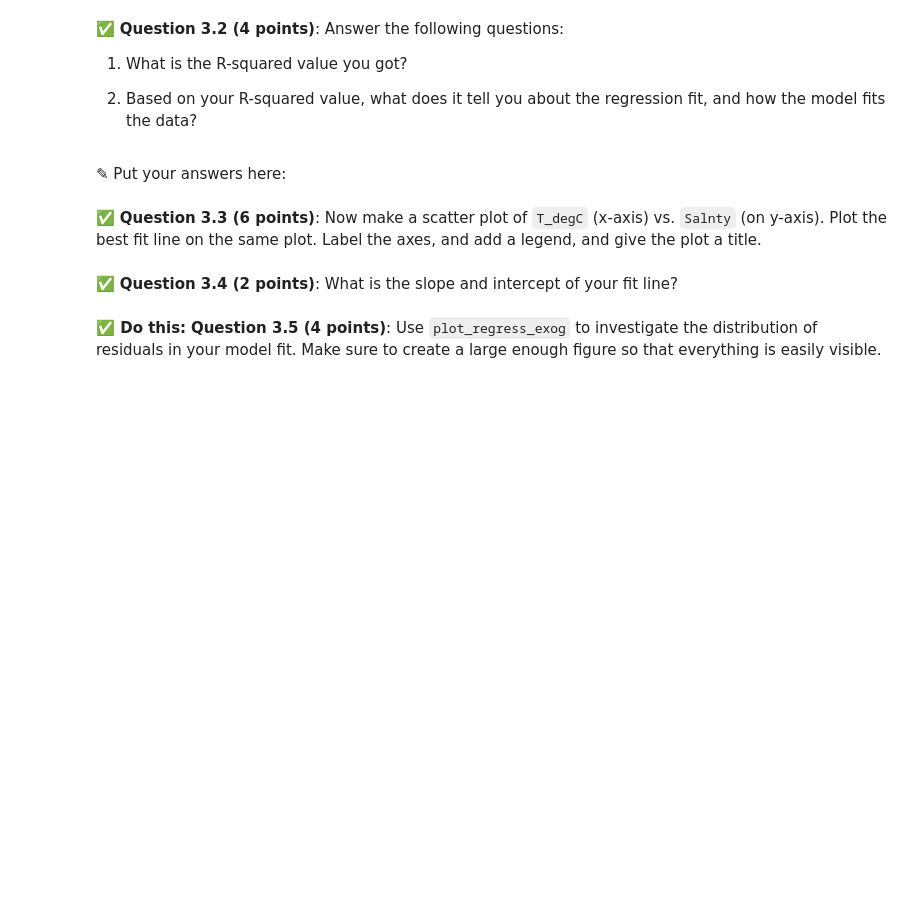
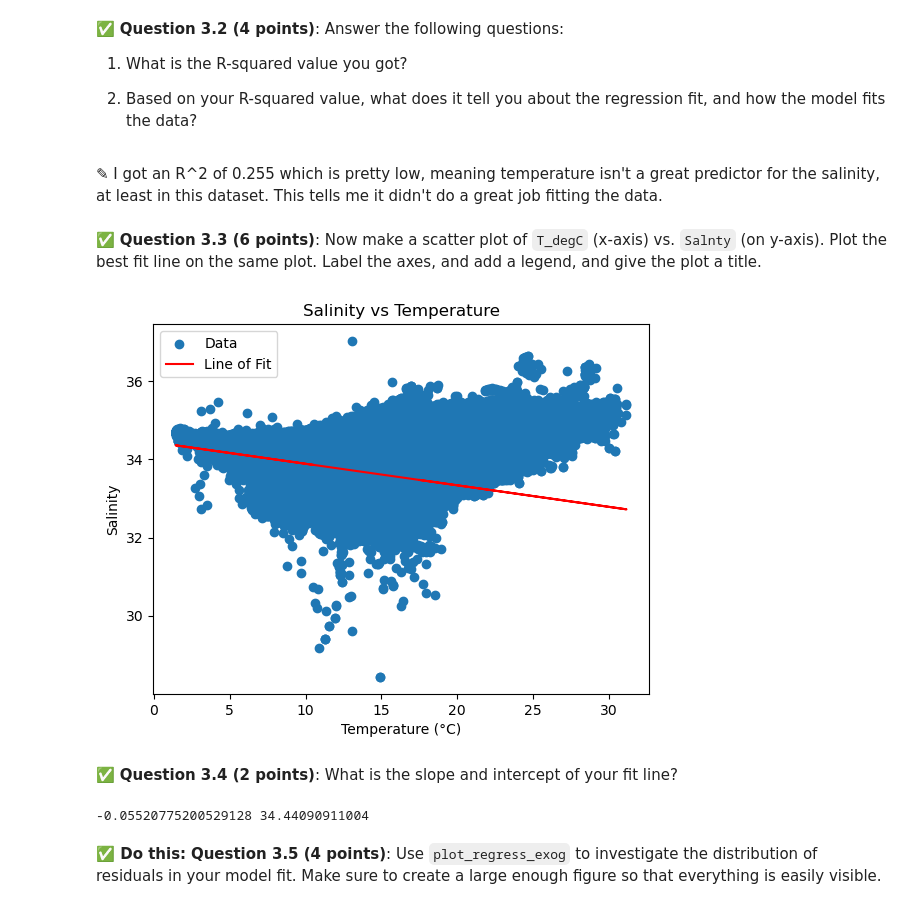
Before and after one commit to mcleesja/CMSE202-f25-turnin1, a Jupyter notebook: hw-03/HW-03_Regression-S25-McLees.ipynb, the cells around one changed output. Saved outputs shown, nothing was run; the diff lists cells and outputs as text; code cells hidden in the pictures; blank space fills up the shorter version.

```diff
--- a/hw-03/HW-03_Regression-S25-McLees.ipynb
+++ b/hw-03/HW-03_Regression-S25-McLees.ipynb
@@ -118,0 +117,8 @@ In this part, we'll perform some one-variable linear and polynomial regression a
+# %%
+# Put your code here
+import statsmodels.api as sm
+X = good_data['T_degC']
+X = sm.add_constant(X)
+y = good_data['Salnty']
+model = sm.OLS(y, X).fit()
+print(model.summary())
@@ -122,7 +146,7 @@ In this part, we'll perform some one-variable linear and polynomial regression a
 1. What is the R-squared value you got?
 
 2. Based on your R-squared value, what does it tell you about the regression fit, and how the model fits the data?
-# %% [markdown]
-<font size=+3>&#9998;</font> Put your answers here:
+# %% [markdown]
+<font size=+3>&#9998;</font> I got an R^2 of 0.255 which is pretty low, meaning temperature isn't a great predictor for the salinity, at least in this dataset. This tells me it didn't do a great job fitting the data.
 # %% [markdown]
 &#9989;  **Question 3.3 (6 points)**: Now make a scatter plot of `T_degC` (x-axis) vs. `Salnty` (on y-axis). Plot the best fit line on the same plot. Label the axes, and add a legend, and give the plot a title.
@@ -131,2 +153,15 @@ In this part, we'll perform some one-variable linear and polynomial regression a
+# %%
+# Put your code here
+import matplotlib.pyplot as plt
+plt.scatter(good_data['T_degC'],good_data['Salnty'], label='Data')
+plt.plot(good_data['T_degC'], model.predict(X), color='red', label='Line of Fit')
+
+plt.xlabel('Temperature (°C)')
+plt.ylabel('Salinity')
+plt.title('Salinity vs Temperature')
+plt.legend()
+plt.show()
+# %% [output]
+[figure, added]
 # %% [markdown]
 &#9989;  **Question 3.4 (2 points)**: What is the slope and intercept of your fit line?
@@ -135,2 +168,9 @@ In this part, we'll perform some one-variable linear and polynomial regression a
+# %%
+# Put code here.
+intercept = model.params['const']
+slope = model.params['T_degC']
+print(slope, intercept)
+# %% [output]
+-0.05520775200529128 34.44090911004
 # %% [markdown]
 **&#9989; Do this:** **Question 3.5 (4 points)**: Use `plot_regress_exog` to investigate the distribution of residuals in your model fit. Make sure to create a large enough figure so that everything is easily visible.
```
Also changed, not shown: parts of 8 cells of this notebook.
